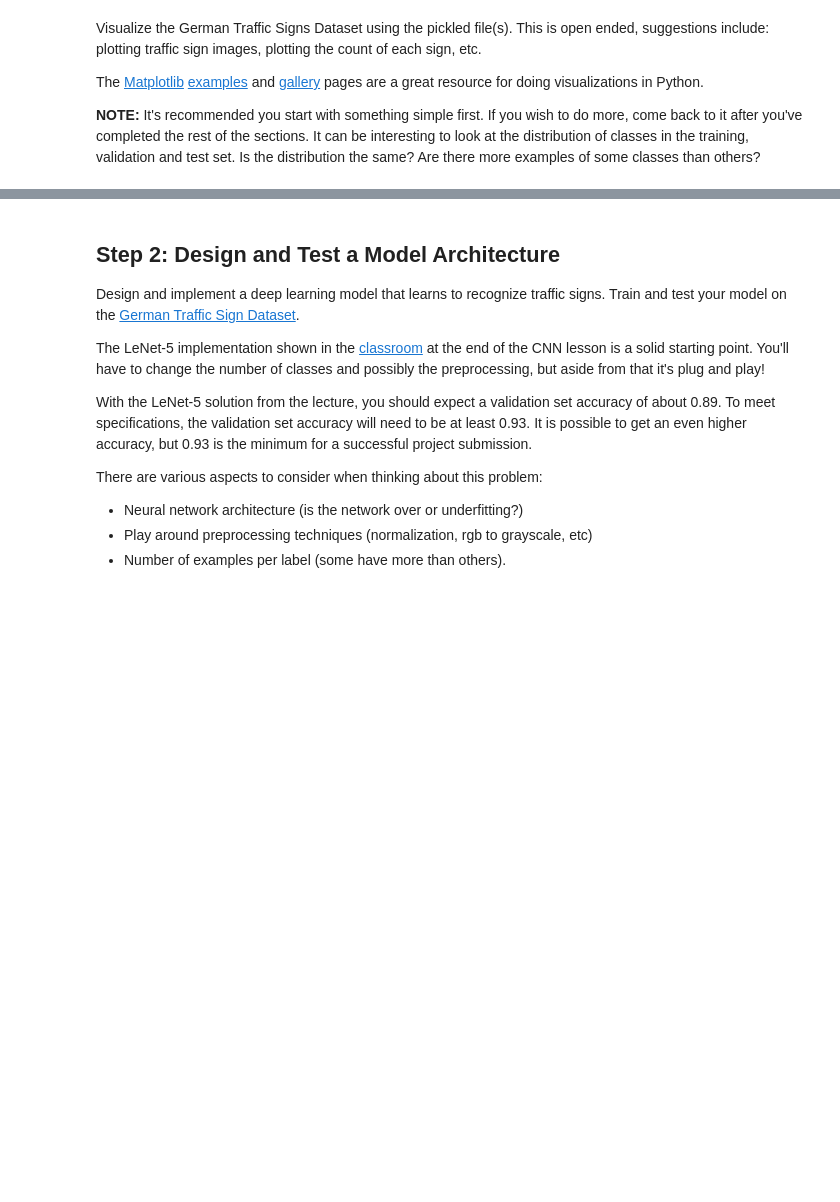
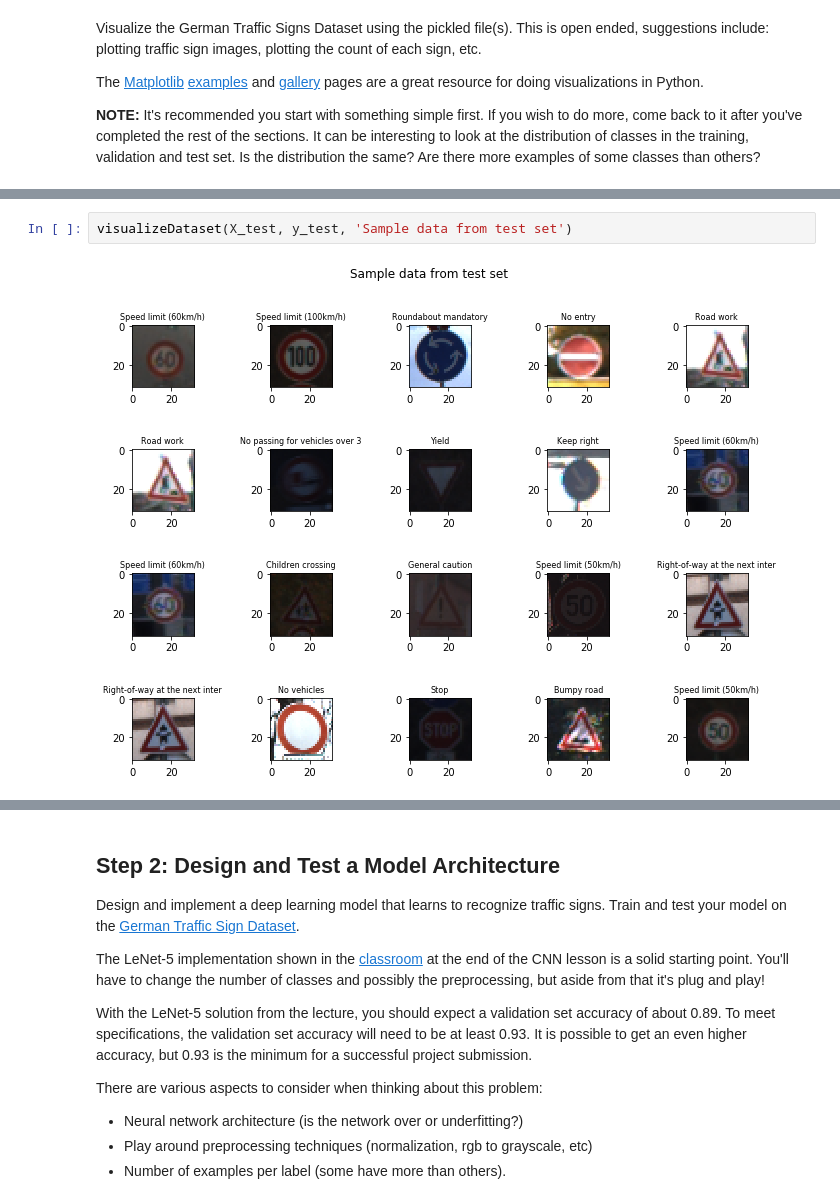
Before and after one commit to tcdoan/CarND-Traffic-Sign-Classifier-Project, a Jupyter notebook: Traffic_Sign_Classifier.ipynb, the cells around one changed output, grey strips where cells are left out. Cells and saved outputs as stored; diff of their text form; blank space fills up the shorter version.

```diff
--- a/Traffic_Sign_Classifier.ipynb
+++ b/Traffic_Sign_Classifier.ipynb
@@ -137,3 +139,7 @@ for i in range(4):
+# %%
+visualizeDataset(X_test, y_test, 'Sample data from test set')
+# %% [output]
+[figure, added]
 # %%
 # plot the count of each sign in training dataset
 import collections
```
Also changed, not shown: parts of 9 cells of this notebook.
